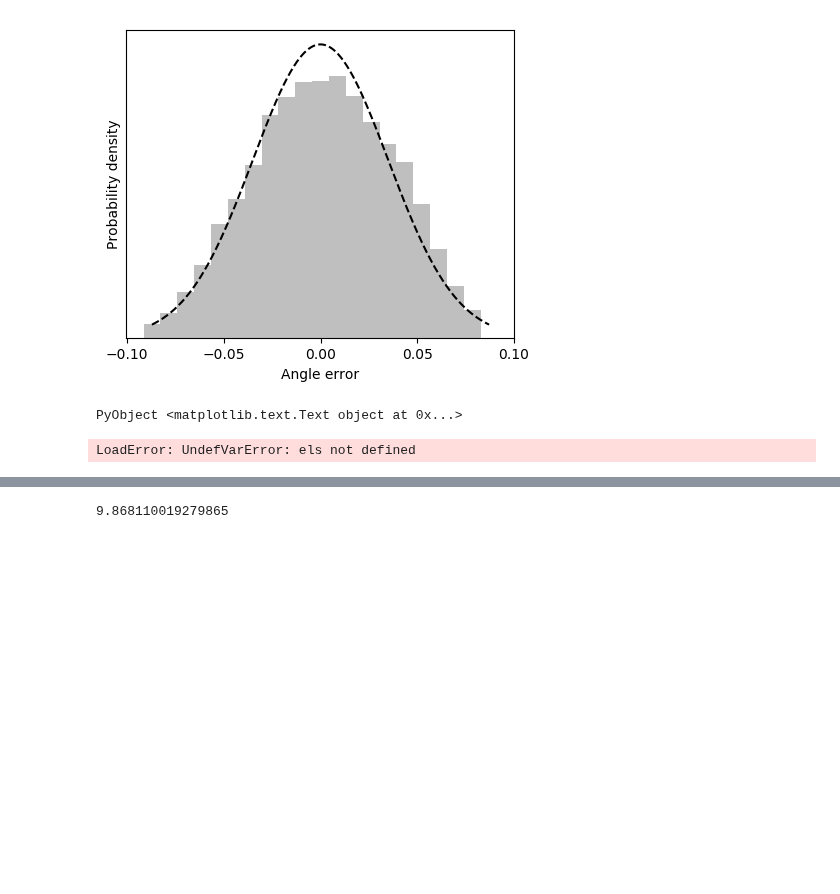
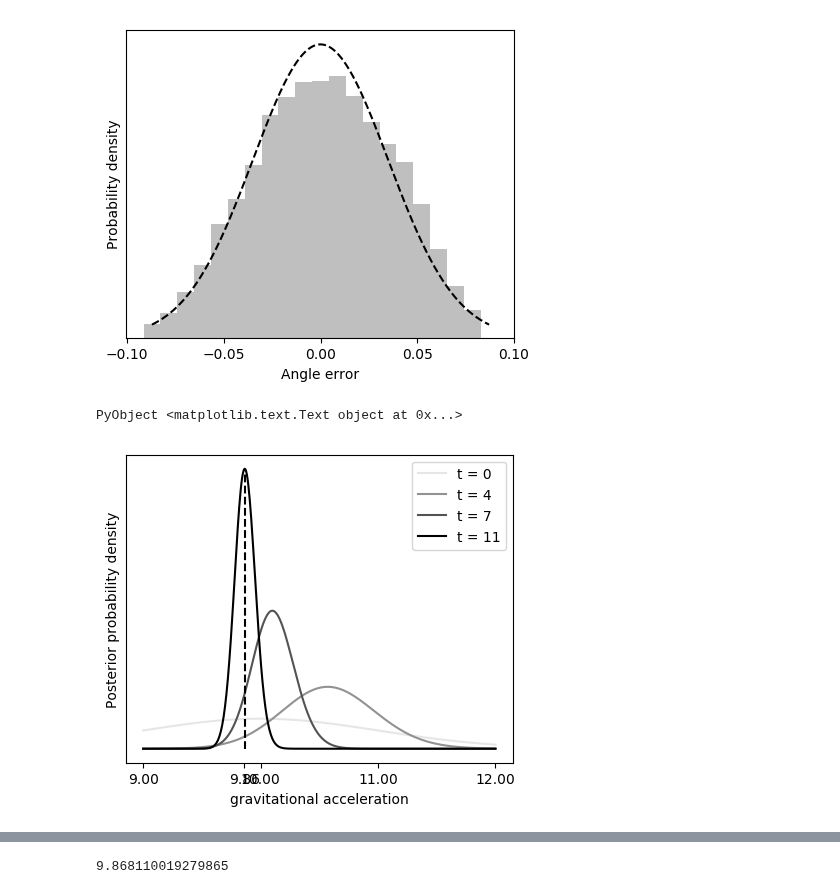
Before and after one commit to matthieubulte/smc, a Jupyter notebook: code/Results.ipynb, the cells around one changed output, grey strips where cells are left out. Saved outputs shown, nothing was run; the diff lists cells and outputs as text; code cells hidden in the pictures; blank space fills up the shorter version.

```diff
--- a/code/Results.ipynb
+++ b/code/Results.ipynb
@@ -60,25 +60,30 @@ ylabel("Probability density")
 [figure]
 PyObject <matplotlib.text.Text object at 0x...>
 # %%
-mesh = linspace(9,12.5,500)
+mesh = linspace(9,12,500)
 
 els = zeros(n_measurements+1, 500)
 for i=1:n_measurements+1
     lhood = (g -> -loglikelihood(i-1, g)[1] + Distributions.logpdf(prior, g)).(mesh)
     elhood = exp.(lhood)
-    els[i,:] = elhood / sum(elhood) / sqrt(2*pi*1e-3)
+    els[i,:] = elhood / sum(elhood)
 end
+
+m=findmax(els[end,:]);
 # %%
 PyPlot.rc("figure", figsize=(5,4))
 ns = 1+[0, 4, 7, 11]
 cs = linspace(0.9, 0, n_measurements+1) * [1,1,1]'
 for i=1:4
     plot(mesh, els[ns[i],:], color=cs[ns[i],:],label="t = $(ns[i]-1)")
 end
+
+plot([mesh[m[2]], mesh[m[2]]], [0, m[1]], "--", c="black")
+
 legend()
 xlabel("gravitational acceleration")
 ylabel("Posterior probability density")
 yticks([])
-xticks([9,10,11,12])
+xticks([9,9.86,10,11,12]);
 # %% [output]
-LoadError: UndefVarError: els not defined
+[figure, added]
```
Also changed, not shown: parts of 2 cells of this notebook, 6 other files.
